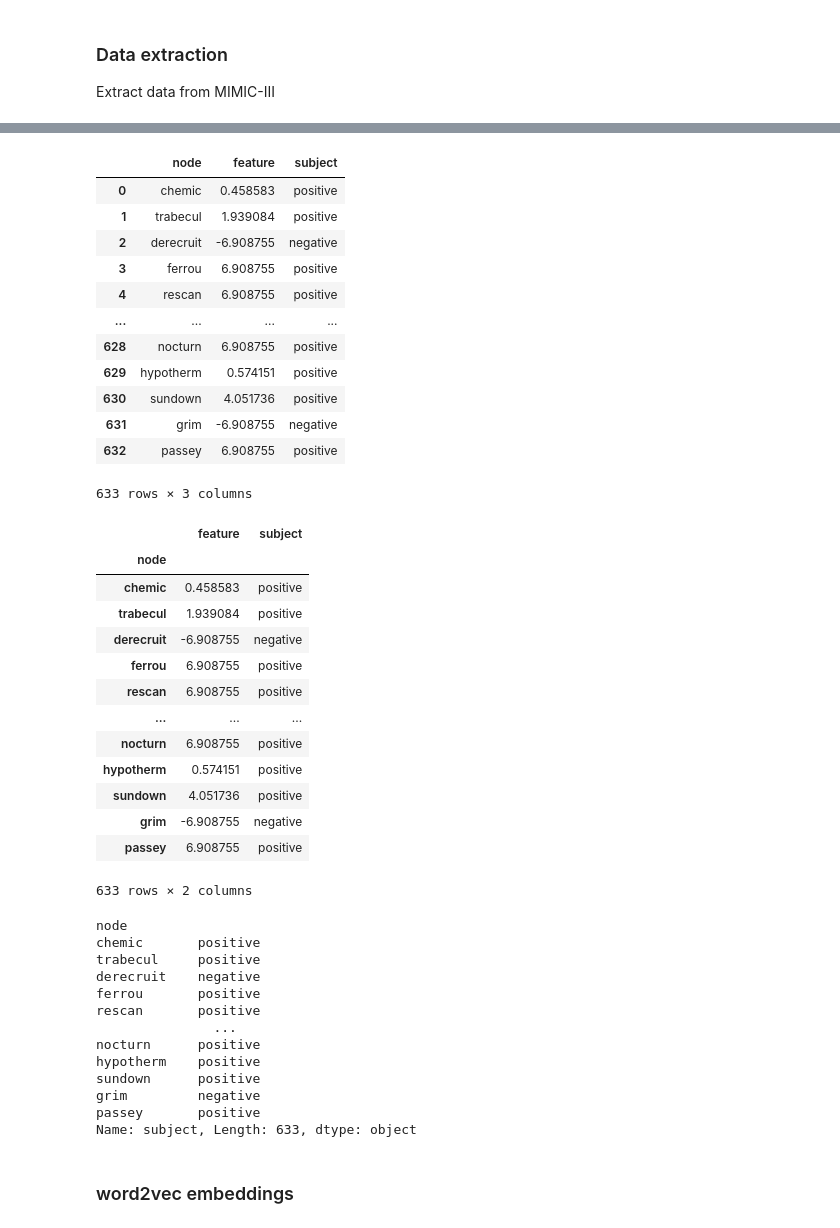
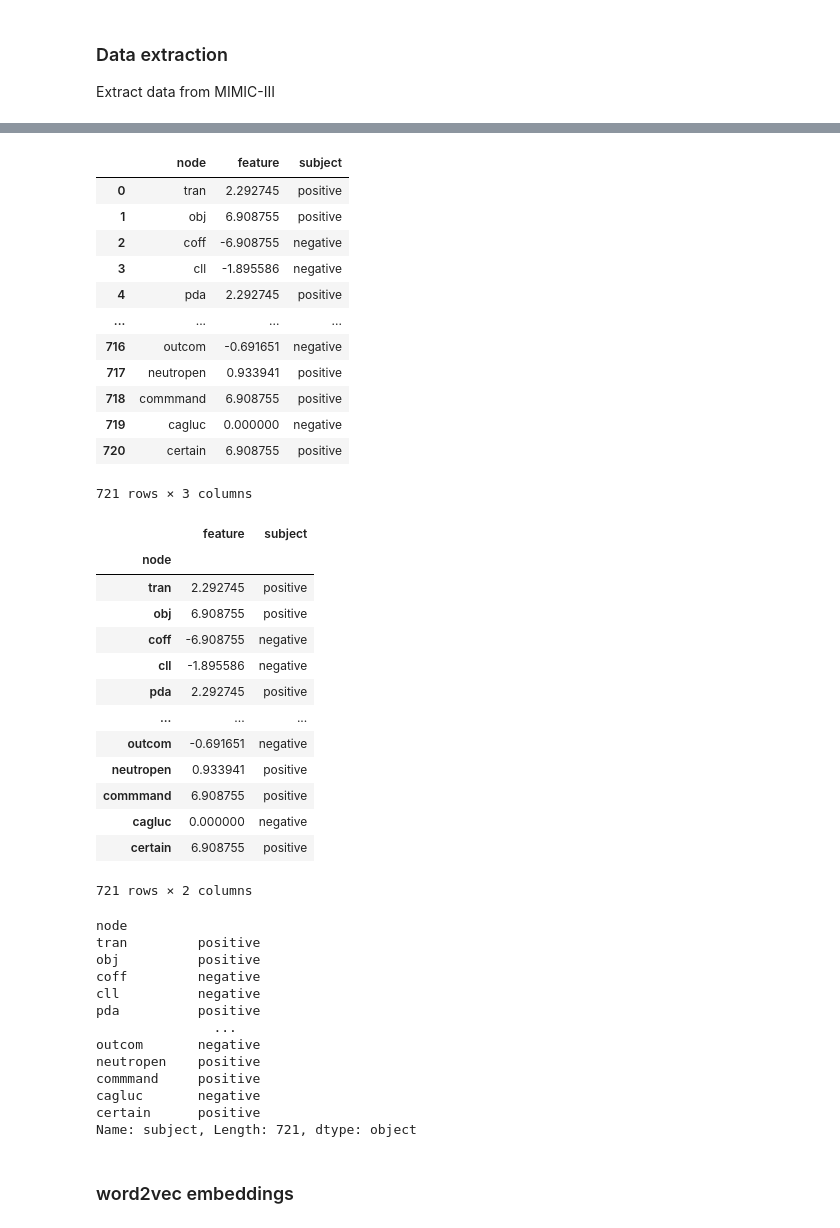
Before and after one commit to evgl/EHR_project, a Jupyter notebook: other_embeddings-v2.ipynb, the cells around one changed output, grey strips where cells are left out. Drawn from its saved outputs; the diff is of its cells as text; code cells hidden in the pictures.

```diff
--- a/other_embeddings-v2.ipynb
+++ b/other_embeddings-v2.ipynb
@@ -43,22 +43,23 @@ for k, v in patient_node_1.items():
     for item in v:
         patient_node_set.add(item)
 # %%
-patient_square_node_data = pd.read_csv('patient_square_node_id_data.csv')
+# patient_square_node_data = pd.read_csv('patient_square_node_id_data.csv')
+patient_square_node_data = pd.read_csv('patient_node_data_sepsis.csv')
 patient_square_node_data
 # %% [output]
 |  | node | feature | subject |
-| 0 | chemic | 0.458583 | positive |
-| 1 | trabecul | 1.939084 | positive |
-| 2 | derecruit | -6.908755 | negative |
-| 3 | ferrou | 6.908755 | positive |
-| 4 | rescan | 6.908755 | positive |
+| 0 | tran | 2.292745 | positive |
+| 1 | obj | 6.908755 | positive |
+| 2 | coff | -6.908755 | negative |
+| 3 | cll | -1.895586 | negative |
+| 4 | pda | 2.292745 | positive |
 | ... | ... | ... | ... |
-| 628 | nocturn | 6.908755 | positive |
-| 629 | hypotherm | 0.574151 | positive |
-| 630 | sundown | 4.051736 | positive |
-| 631 | grim | -6.908755 | negative |
-| 632 | passey | 6.908755 | positive |
+| 716 | outcom | -0.691651 | negative |
+| 717 | neutropen | 0.933941 | positive |
+| 718 | commmand | 6.908755 | positive |
+| 719 | cagluc | 0.000000 | negative |
+| 720 | certain | 6.908755 | positive |
-633 rows × 3 columns
+721 rows × 3 columns
 # %%
 patient_square_node_id_data = patient_square_node_data.set_index("node")
 # patient_square_node_id_data['subject'] = "positive"
@@ -66,35 +67,35 @@ patient_square_node_id_data
 # %% [output]
 |  | feature | subject |
 | node |  |  |
-| chemic | 0.458583 | positive |
-| trabecul | 1.939084 | positive |
-| derecruit | -6.908755 | negative |
-| ferrou | 6.908755 | positive |
-| rescan | 6.908755 | positive |
+| tran | 2.292745 | positive |
+| obj | 6.908755 | positive |
+| coff | -6.908755 | negative |
+| cll | -1.895586 | negative |
+| pda | 2.292745 | positive |
 | ... | ... | ... |
-| nocturn | 6.908755 | positive |
-| hypotherm | 0.574151 | positive |
-| sundown | 4.051736 | positive |
-| grim | -6.908755 | negative |
-| passey | 6.908755 | positive |
+| outcom | -0.691651 | negative |
+| neutropen | 0.933941 | positive |
+| commmand | 6.908755 | positive |
+| cagluc | 0.000000 | negative |
+| certain | 6.908755 | positive |
-633 rows × 2 columns
+721 rows × 2 columns
 # %%
 patient_subjects = patient_square_node_id_data["subject"]
 patient_subjects
 # %% [output]
 node
-chemic       positive
-trabecul     positive
-derecruit    negative
-ferrou       positive
-rescan       positive
+tran         positive
+obj          positive
+coff         negative
+cll          negative
+pda          positive
                ...
-nocturn      positive
-hypotherm    positive
-sundown      positive
-grim         negative
-passey       positive
-Name: subject, Length: 633, dtype: object
+outcom       negative
+neutropen    positive
+commmand     positive
+cagluc       negative
+certain      positive
+Name: subject, Length: 721, dtype: object
 # %% [markdown]
 ### word2vec embeddings
 # %%
```
Also changed, not shown: parts of 20 cells of this notebook, 5 other files.
